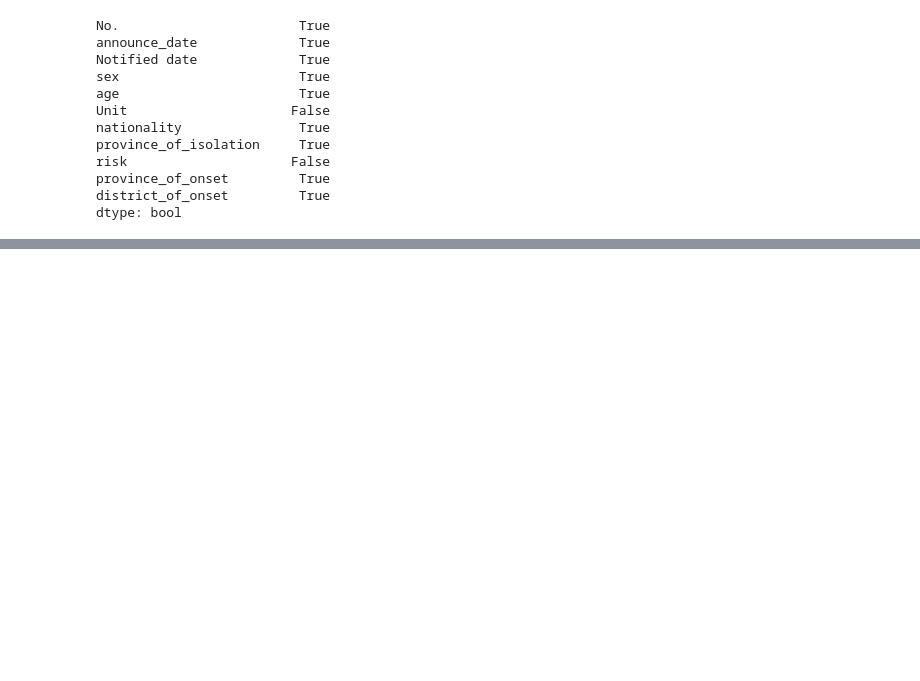
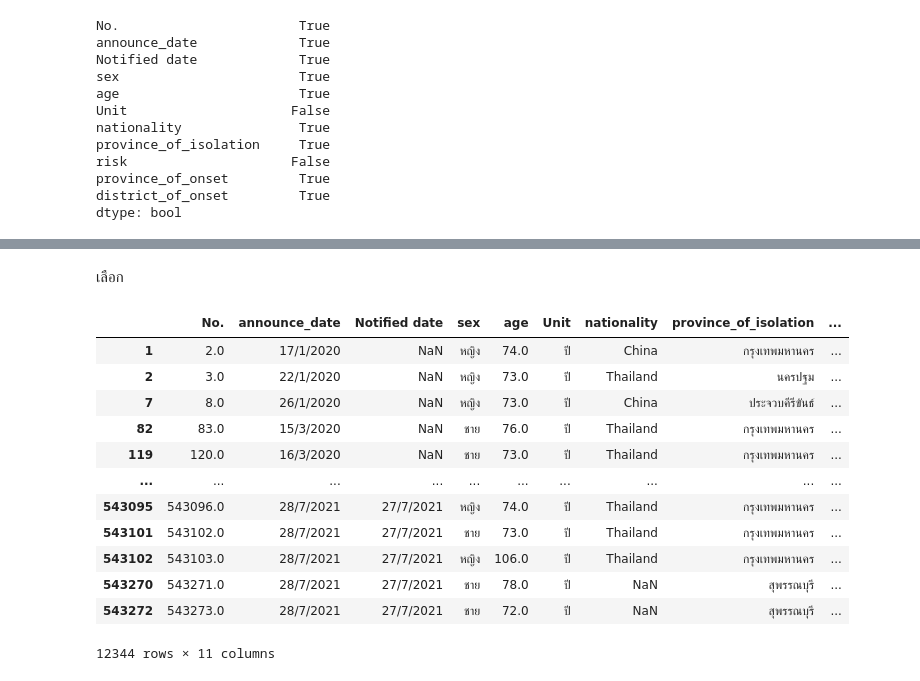
Before and after one commit to Chanakarn06/DWDM21, a Jupyter notebook: Data_Preprocessing(Chapter_3).ipynb, the cells around one changed output, grey strips where cells are left out. Cells and saved outputs as stored; diff of their text form; code cells hidden in the pictures; blank space fills up the shorter version.

```diff
--- a/Data_Preprocessing(Chapter_3).ipynb
+++ b/Data_Preprocessing(Chapter_3).ipynb
@@ -352,0 +526,18 @@ dtype: bool
+# %% [markdown]
+เลือก
+# %%
+data_cases2[data_cases2['age'] > 70]
+# %% [output]
+|  | No. | announce_date | Notified date | sex | age | Unit | nationality | province_of_isolation | ... |
+| 1 | 2.0 | 17/1/2020 | NaN | หญิง | 74.0 | ปี | China | กรุงเทพมหานคร | ... |
+| 2 | 3.0 | 22/1/2020 | NaN | หญิง | 73.0 | ปี | Thailand | นครปฐม | ... |
+| 7 | 8.0 | 26/1/2020 | NaN | หญิง | 73.0 | ปี | China | ประจวบคีรีขันธ์ | ... |
+| 82 | 83.0 | 15/3/2020 | NaN | ชาย | 76.0 | ปี | Thailand | กรุงเทพมหานคร | ... |
+| 119 | 120.0 | 16/3/2020 | NaN | ชาย | 73.0 | ปี | Thailand | กรุงเทพมหานคร | ... |
+| ... | ... | ... | ... | ... | ... | ... | ... | ... | ... |
+| 543095 | 543096.0 | 28/7/2021 | 27/7/2021 | หญิง | 74.0 | ปี | Thailand | กรุงเทพมหานคร | ... |
+| 543101 | 543102.0 | 28/7/2021 | 27/7/2021 | ชาย | 73.0 | ปี | Thailand | กรุงเทพมหานคร | ... |
+| 543102 | 543103.0 | 28/7/2021 | 27/7/2021 | หญิง | 106.0 | ปี | Thailand | กรุงเทพมหานคร | ... |
+| 543270 | 543271.0 | 28/7/2021 | 27/7/2021 | ชาย | 78.0 | ปี | NaN | สุพรรณบุรี | ... |
+| 543272 | 543273.0 | 28/7/2021 | 27/7/2021 | ชาย | 72.0 | ปี | NaN | สุพรรณบุรี | ... |
+12344 rows × 11 columns
```
Also changed, not shown: parts of 29 cells of this notebook.
